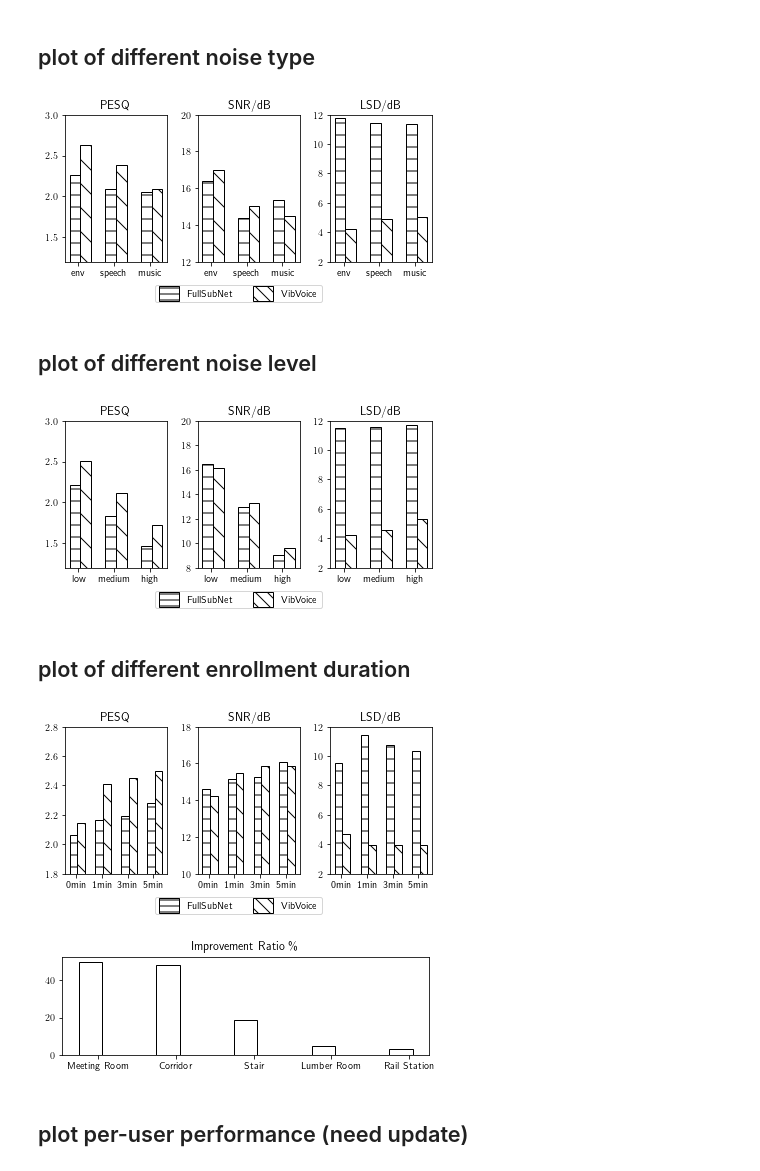
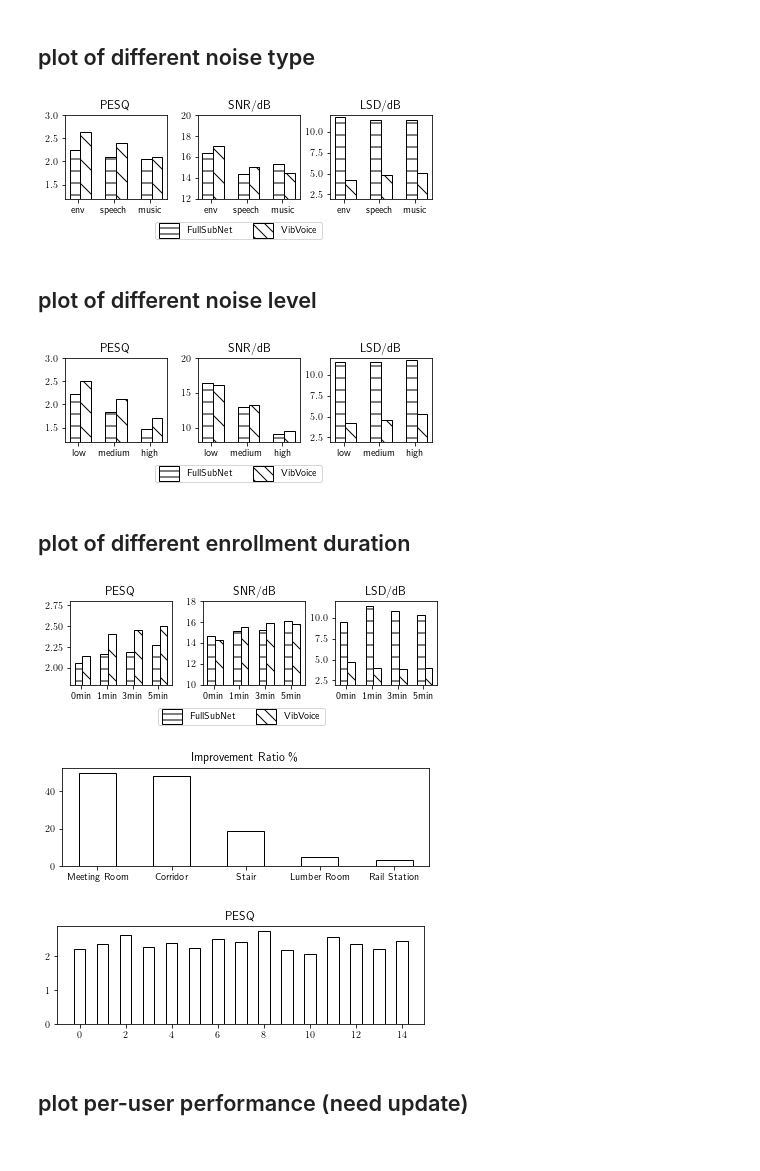
Before and after one commit to lixinghe1999/audioproject, a Jupyter notebook: DL/plot.ipynb, the cells around one changed output. Cells and saved outputs as stored; diff of their text form; code cells hidden in the pictures.

```diff
--- a/DL/plot.ipynb
+++ b/DL/plot.ipynb
@@ -12,34 +12,34 @@ import os
 # %%
 vibvoice = [[ 2.6305507,  17.00351971,  4.19206356], [ 2.3876055,  15.00496573, 4.8847481], [ 2.08928563, 14.48966446,  5.04840044]]
 fullsubnet = [[ 2.25790361, 16.37513875, 11.77008867], [ 2.0919082, 14.38179343, 11.46691117],
          [ 2.05780501, 15.33207662, 11.37122445]]
 names = ['environment', 'speech', 'music']
 colors = ['w', 'w', 'w']
-fig, axs = plt.subplots(1, 3, figsize=(6, 3))
-plt.subplots_adjust(left=0.1, bottom=0.2, right=0.95, wspace=0.3)
+fig, axs = plt.subplots(1, 3, figsize=(6, 2))
+plt.subplots_adjust(left=0.1, bottom=0.3, right=0.95, wspace=0.3)
 for i in range(len(names)):
     for j in range(3):
         axs[j].bar(i, fullsubnet[i][j], color=colors[i], edgecolor='black', width=0.3, hatch='-')
         axs[j].bar(i+0.3, vibvoice[i][j], color=colors[i], edgecolor='black', width=0.3, hatch='\\')
 titles = ['PESQ', 'SNR/dB', 'LSD/dB']
 y_lims = [[1.2, 3], [12, 20], [2, 12]]
 for i, ax in enumerate(axs):
     ax.set_title(titles[i])
     ax.set_xticks([0.1, 1.1, 2.1], ['env', 'speech', 'music'])
     ax.set_ylim(y_lims[i])
 
 fullsubnet_patch = mpatches.Patch(edgecolor='black', facecolor='white', hatch='--', label='FullSubNet')
 vibvoice_patch = mpatches.Patch(edgecolor='black', facecolor='white', hatch='\\\\', label='VibVoice')
 leg = fig.legend(handles=[fullsubnet_patch, vibvoice_patch], ncol=2, loc='lower center')
 for patch in leg.get_patches():
     patch.set_height(15)
     patch.set_y(-5)
 plt.savefig('noise_type.pdf', dpi=300)
 plt.show()
 # %% [output]
-[figure, old version]
+[figure, new version]
 # %% [markdown]
-## plot of different noise level
+  ## plot of different noise level
 # %%
 vibvoice = [[ 2.50307816, 16.13636698,  4.23127691], [ 2.11330643, 13.28623637 , 4.54535452],
             [1.71765083, 9.58321423, 5.34104933]]
@@ -47,8 +47,8 @@ fullsubnet = [[ 2.2166112,  16.46317258, 11.51904089], [ 1.83561012, 12.92231262
          [ 1.47028308, 9.05131292, 11.72681436]]
 names = ['low', 'medium', 'high']
 colors = ['w', 'w', 'w']
-fig, axs = plt.subplots(1, 3, figsize=(6, 3))
-plt.subplots_adjust(left=0.1, bottom=0.2, right=0.95, wspace=0.3)
+fig, axs = plt.subplots(1, 3, figsize=(6, 2))
+plt.subplots_adjust(left=0.1, bottom=0.3, right=0.95, wspace=0.3)
 for i in range(len(names)):
     for j in range(3):
         axs[j].bar(i, fullsubnet[i][j], color=colors[i], edgecolor='black', width=0.3, hatch='-')
@@ -69,7 +69,7 @@ for patch in leg.get_patches():
 plt.savefig('noise_level.pdf', dpi=300)
 plt.show()
 # %% [output]
-[figure, old version]
+[figure, new version]
 # %% [markdown]
 ## plot of different enrollment duration
 # %%
@@ -78,8 +78,8 @@ vibvoice = [[ 2.14514233, 14.23358384, 4.67921625], [2.40846276, 15.50638137, 3.
 original = [ 2.04479165, 13.9359822,10.07187407]
 names = ['0min', '1min', '3min', '5min']
 colors = ['w', 'w', 'w', ]
-fig, axs = plt.subplots(1, 3, figsize=(6, 3))
-plt.subplots_adjust(left=0.1, bottom=0.2, right=0.95, wspace=0.3)
+fig, axs = plt.subplots(1, 3, figsize=(6, 2))
+plt.subplots_adjust(left=0.1, bottom=0.3, right=0.95, wspace=0.3)
 for i in range(4):
     for j in range(3):
         axs[j].bar(i, fullsubnet[i][j], color='w', edgecolor='black', width=0.3, hatch='-')
@@ -105,21 +105,34 @@ for patch in leg.get_patches():
 plt.savefig('noise_enrollment.pdf', dpi=300)
 plt.show()
 # %% [output]
-[figure, old version]
+[figure, new version]
 # %%
 environment = [50, 48, 19, 5, 3]
 names = ['Meeting Room', 'Corridor', 'Stair', 'Lumber Room', 'Rail Station']
 fig, axs = plt.subplots(1, figsize=(6, 2))
 plt.subplots_adjust(left=0.1, bottom=0.2, right=0.95, wspace=0.3)
 for i in range(5):
-    axs.bar(i, environment[i], color='w', edgecolor='black', width=0.3)
+    axs.bar(i, environment[i], color='w', edgecolor='black', width=0.5)
 
-axs.set_xticks([0.1, 1.1, 2.1, 3.1, 4.1], names)
+axs.set_xticks([0, 1, 2, 3, 4], names)
 axs.set_title('Improvement Ratio \%')
 
 plt.savefig('environments.pdf', dpi=300)
 plt.show()
 # %% [output]
-[figure, old version]
+[figure, new version]
+# %%
+Users = [2.21330908 ,2.36334458 ,2.6153129  ,2.27346119 ,2.38663021, 2.24511416 ,2.49567416 ,2.40857382 ,2.75104098,2.1887874 ,2.05477482 ,2.57268948 ,2.37125579 ,2.22275327,2.45912401]
+fig, axs = plt.subplots(1, figsize=(6, 2))
+plt.subplots_adjust(left=0.1, bottom=0.2, right=0.95, wspace=0.3)
+for i in range(len(Users)):
+    axs.bar(i, Users[i], color='w', edgecolor='black', width=0.5)
+
+axs.set_title('PESQ')
+
+plt.savefig('per_user.pdf', dpi=300)
+plt.show()
+# %% [output]
+[figure, added]
 # %% [markdown]
 ## plot per-user performance (need update)
```
Also changed, not shown: parts of 2 cells of this notebook, 2 other files.
